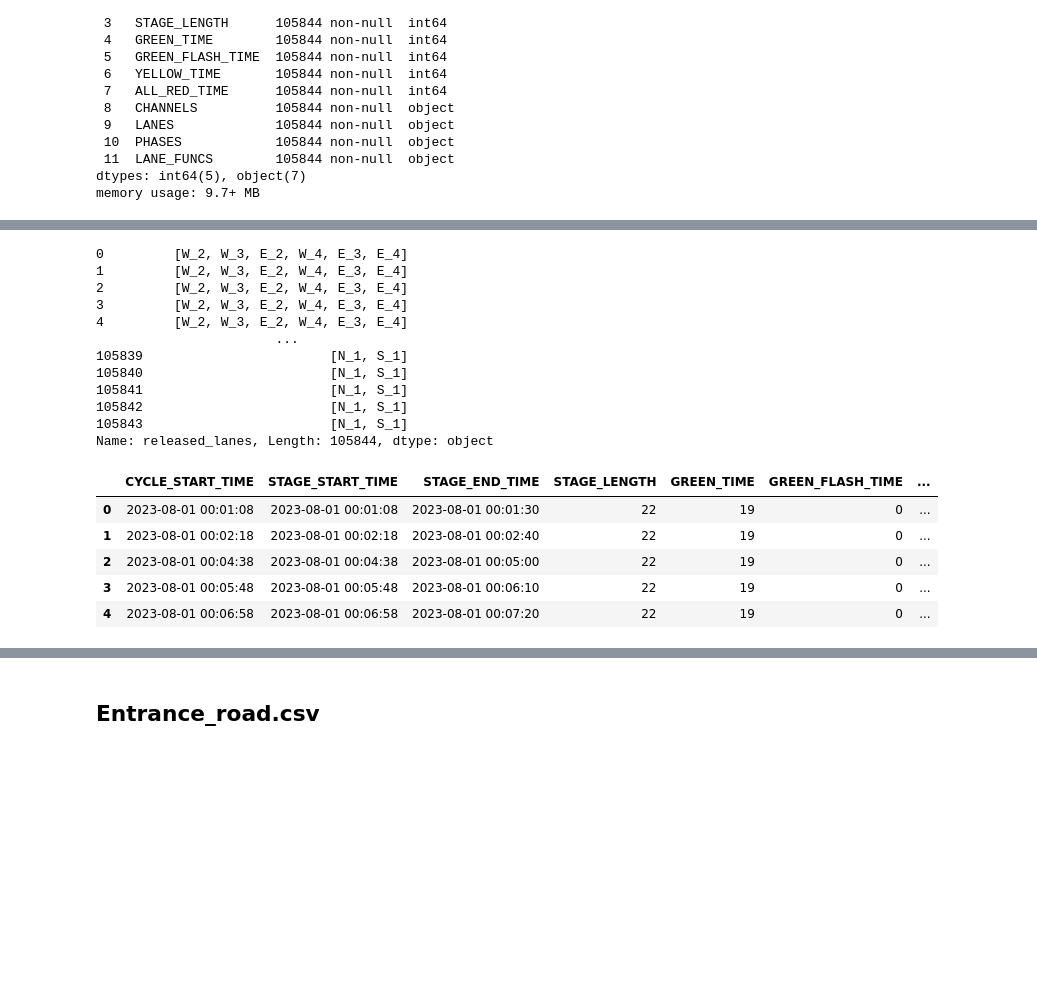
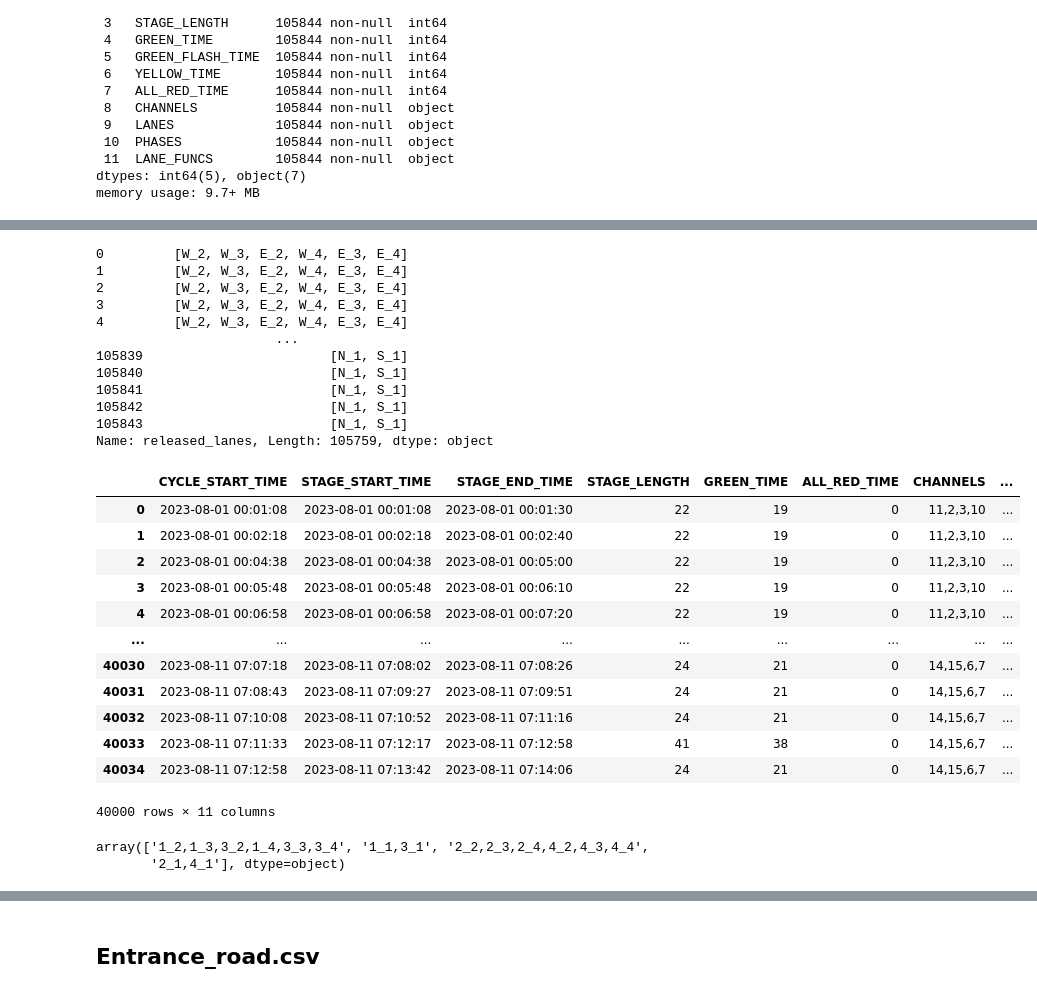
Before and after one commit to Zhou1317fe5/ml-projects, a Jupyter notebook: SEED2023/ITS_Preliminary.ipynb, the cells around one changed output, grey strips where cells are left out. Drawn from its saved outputs; the diff is of its cells as text; code cells hidden in the pictures; blank space fills up the shorter version.

```diff
--- a/SEED2023/ITS_Preliminary.ipynb
+++ b/SEED2023/ITS_Preliminary.ipynb
@@ -122,0 +90,5 @@ memory usage: 9.7+ MB
+# %%
+# 查找STAGE_LENGTH或GREEN_TIME小于0的行，并删除
+neg_stage_length =light_df[(light_df['STAGE_LENGTH']<0)|(light_df['GREEN_TIME']<0)]
+light_df = light_df.drop(neg_stage_length.index,axis=0)
+light_df.info()
@@ -155,5 +145,5 @@ light_df['released_lanes']
 105841                        [N_1, S_1]
 105842                        [N_1, S_1]
 105843                        [N_1, S_1]
-Name: released_lanes, Length: 105844, dtype: object
+Name: released_lanes, Length: 105759, dtype: object
 # %%
@@ -161,10 +151,24 @@ Name: released_lanes, Length: 105844, dtype: object
 light_df['released_lanes'] = light_df['released_lanes'].apply(lambda lanes: [lane.replace('_', '')[-1] + lane.replace('_', '')[:-1] for lane in lanes])
 # %%
-light_df.head()
+light_df.head(40000)
 # %% [output]
-|  | CYCLE_START_TIME | STAGE_START_TIME | STAGE_END_TIME | STAGE_LENGTH | GREEN_TIME | GREEN_FLASH_TIME | ... |
-| 0 | 2023-08-01 00:01:08 | 2023-08-01 00:01:08 | 2023-08-01 00:01:30 | 22 | 19 | 0 | ... |
-| 1 | 2023-08-01 00:02:18 | 2023-08-01 00:02:18 | 2023-08-01 00:02:40 | 22 | 19 | 0 | ... |
-| 2 | 2023-08-01 00:04:38 | 2023-08-01 00:04:38 | 2023-08-01 00:05:00 | 22 | 19 | 0 | ... |
-| 3 | 2023-08-01 00:05:48 | 2023-08-01 00:05:48 | 2023-08-01 00:06:10 | 22 | 19 | 0 | ... |
-| 4 | 2023-08-01 00:06:58 | 2023-08-01 00:06:58 | 2023-08-01 00:07:20 | 22 | 19 | 0 | ... |
+|  | CYCLE_START_TIME | STAGE_START_TIME | STAGE_END_TIME | STAGE_LENGTH | GREEN_TIME | ALL_RED_TIME | CHANNELS | ... |
+| 0 | 2023-08-01 00:01:08 | 2023-08-01 00:01:08 | 2023-08-01 00:01:30 | 22 | 19 | 0 | 11,2,3,10 | ... |
+| 1 | 2023-08-01 00:02:18 | 2023-08-01 00:02:18 | 2023-08-01 00:02:40 | 22 | 19 | 0 | 11,2,3,10 | ... |
+| 2 | 2023-08-01 00:04:38 | 2023-08-01 00:04:38 | 2023-08-01 00:05:00 | 22 | 19 | 0 | 11,2,3,10 | ... |
+| 3 | 2023-08-01 00:05:48 | 2023-08-01 00:05:48 | 2023-08-01 00:06:10 | 22 | 19 | 0 | 11,2,3,10 | ... |
+| 4 | 2023-08-01 00:06:58 | 2023-08-01 00:06:58 | 2023-08-01 00:07:20 | 22 | 19 | 0 | 11,2,3,10 | ... |
+| ... | ... | ... | ... | ... | ... | ... | ... | ... |
+| 40030 | 2023-08-11 07:07:18 | 2023-08-11 07:08:02 | 2023-08-11 07:08:26 | 24 | 21 | 0 | 14,15,6,7 | ... |
+| 40031 | 2023-08-11 07:08:43 | 2023-08-11 07:09:27 | 2023-08-11 07:09:51 | 24 | 21 | 0 | 14,15,6,7 | ... |
+| 40032 | 2023-08-11 07:10:08 | 2023-08-11 07:10:52 | 2023-08-11 07:11:16 | 24 | 21 | 0 | 14,15,6,7 | ... |
+| 40033 | 2023-08-11 07:11:33 | 2023-08-11 07:12:17 | 2023-08-11 07:12:58 | 41 | 38 | 0 | 14,15,6,7 | ... |
+| 40034 | 2023-08-11 07:12:58 | 2023-08-11 07:13:42 | 2023-08-11 07:14:06 | 24 | 21 | 0 | 14,15,6,7 | ... |
+40000 rows × 11 columns
+# %%
+# 按LANES分组
+lanes_unique = light_df['LANES'].unique()
+lanes_unique
+# %% [output]
+array(['1_2,1_3,3_2,1_4,3_3,3_4', '1_1,3_1', '2_2,2_3,2_4,4_2,4_3,4_4',
+       '2_1,4_1'], dtype=object)
```
Also changed, not shown: parts of 28 cells of this notebook.
